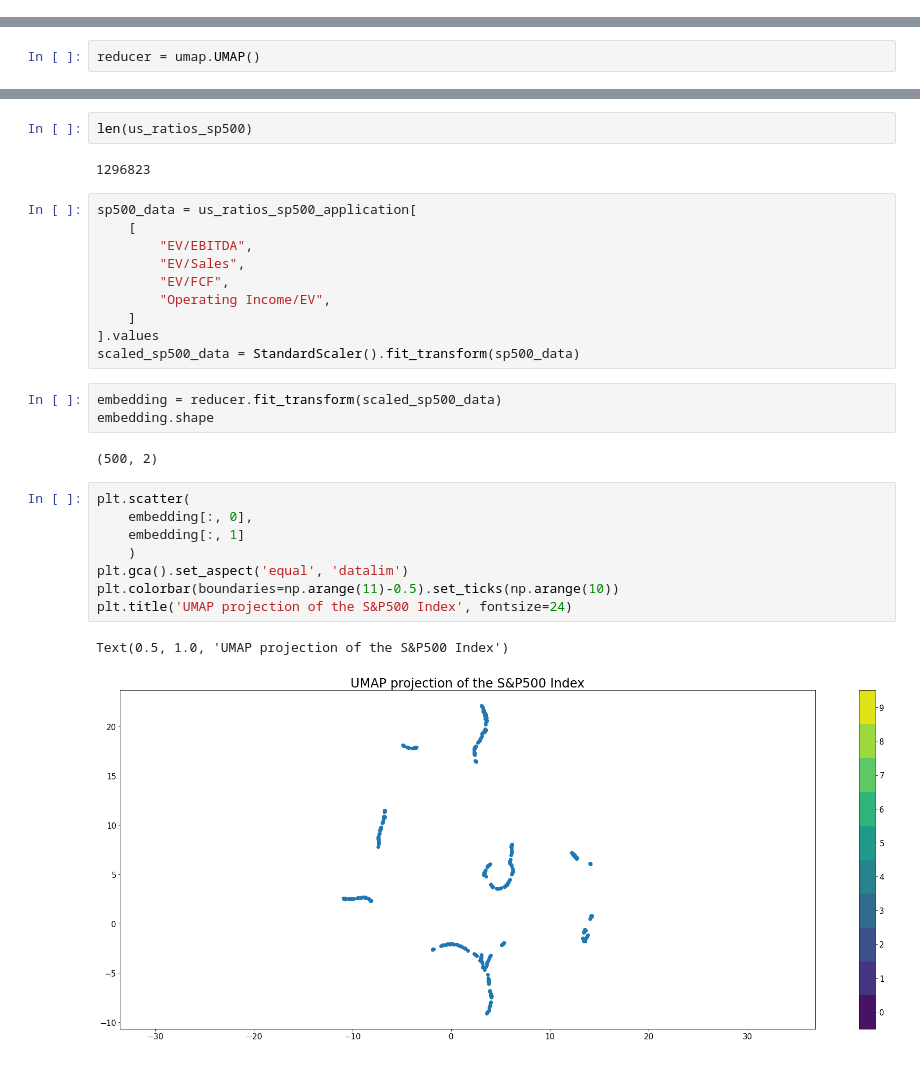
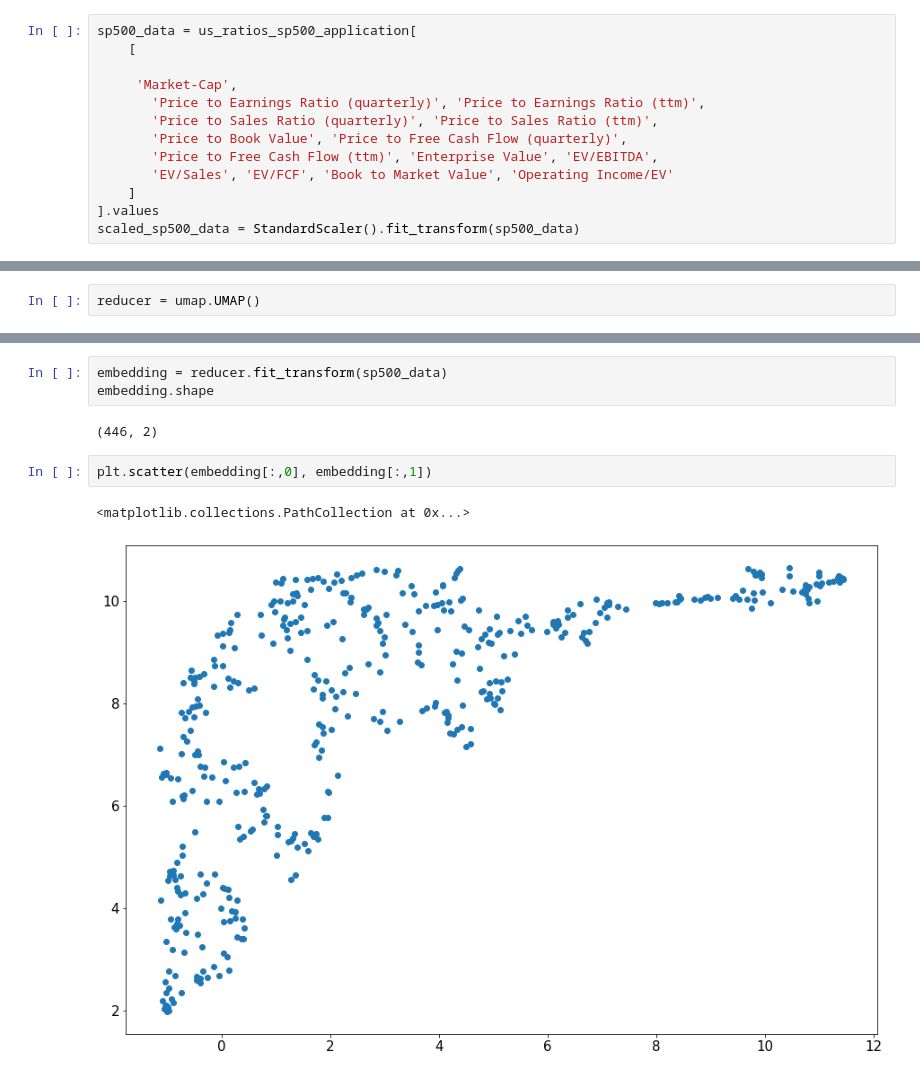
Before and after one commit to vhppacheco/ic-ita-finance-ia, a Jupyter notebook: sp500_analysis/SP500_index_v1.ipynb, the cells around one changed output, grey strips where cells are left out. Saved outputs shown, nothing was run; the diff lists cells and outputs as text.

```diff
--- a/sp500_analysis/SP500_index_v1.ipynb
+++ b/sp500_analysis/SP500_index_v1.ipynb
@@ -1375,0 +1482,13 @@ import umap
+# %%
+sp500_data = us_ratios_sp500_application[
+    [
+
+     'Market-Cap',
+       'Price to Earnings Ratio (quarterly)', 'Price to Earnings Ratio (ttm)',
+       'Price to Sales Ratio (quarterly)', 'Price to Sales Ratio (ttm)',
+       'Price to Book Value', 'Price to Free Cash Flow (quarterly)',
+       'Price to Free Cash Flow (ttm)', 'Enterprise Value', 'EV/EBITDA',
+       'EV/Sales', 'EV/FCF', 'Book to Market Value', 'Operating Income/EV'
+    ]
+].values
+scaled_sp500_data = StandardScaler().fit_transform(sp500_data)
@@ -1406,30 +1501,10 @@ us_ratios_sp500_application = us_ratios_sp500.iloc[:500]
-# %%
-len(us_ratios_sp500)
-# %% [output]
-1296823
-# %%
-sp500_data = us_ratios_sp500_application[
-    [
-        "EV/EBITDA",
-        "EV/Sales",
-        "EV/FCF",
-        "Operating Income/EV",
-    ]
-].values
-scaled_sp500_data = StandardScaler().fit_transform(sp500_data)
-# %%
-embedding = reducer.fit_transform(scaled_sp500_data)
-embedding.shape
-# %% [output]
-(500, 2)
-# %%
-plt.scatter(
-    embedding[:, 0],
-    embedding[:, 1]
-    )
-plt.gca().set_aspect('equal', 'datalim')
-plt.colorbar(boundaries=np.arange(11)-0.5).set_ticks(np.arange(10))
-plt.title('UMAP projection of the S&P500 Index', fontsize=24)
-# %% [output]
-Text(0.5, 1.0, 'UMAP projection of the S&P500 Index')
-[figure, removed]
+# %%
+embedding = reducer.fit_transform(sp500_data)
+embedding.shape
+# %% [output]
+(446, 2)
+# %%
+plt.scatter(embedding[:,0], embedding[:,1])
+# %% [output]
+<matplotlib.collections.PathCollection at 0x...>
+[figure, added]
```
Also changed, not shown: parts of 81 cells of this notebook.
